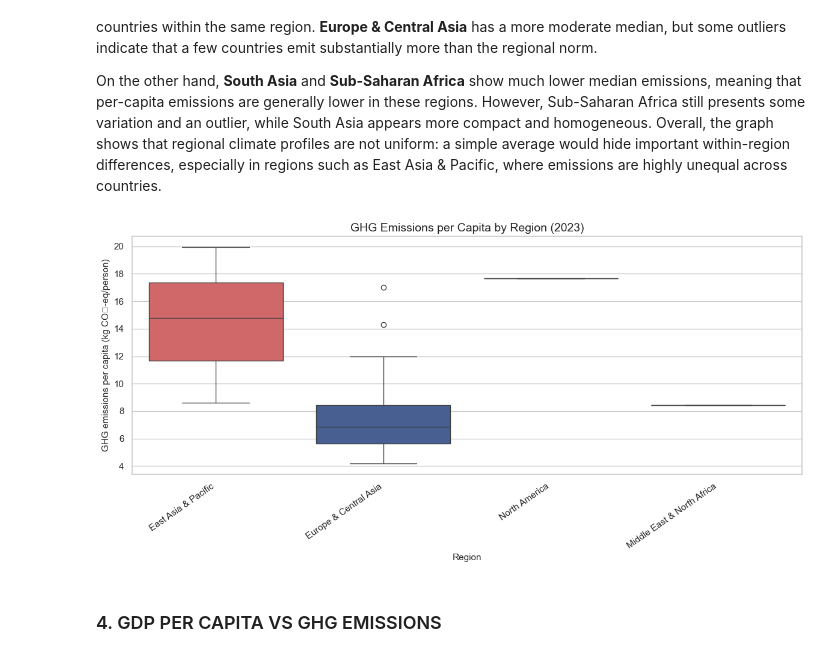
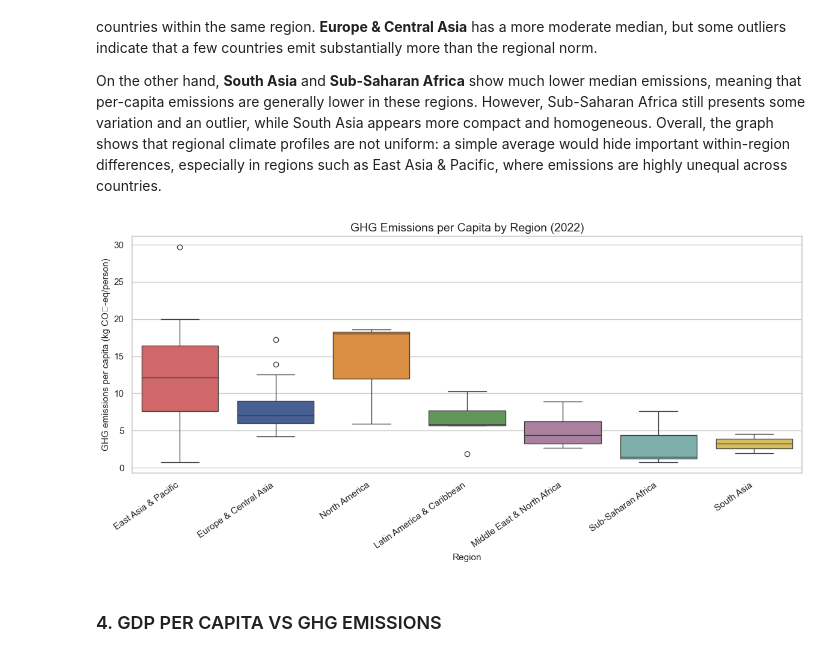
Before and after one commit to mtorella/Data-Visualization-2026, a Jupyter notebook: preprocessing 2.ipynb, the cells around one changed output. Cells and saved outputs as stored; diff of their text form; code cells hidden in the pictures.

Commit message:
update one of the plots of EDA

```diff
--- a/preprocessing 2.ipynb
+++ b/preprocessing 2.ipynb
@@ -778,24 +776,25 @@ This boxplot shows that GHG emissions per capita vary strongly across regions, b
 
 On the other hand, **South Asia** and **Sub-Saharan Africa** show much lower median emissions, meaning that per-capita emissions are generally lower in these regions. However, Sub-Saharan Africa still presents some variation and an outlier, while South Asia appears more compact and homogeneous. Overall, the graph shows that regional climate profiles are not uniform: a simple average would hide important within-region differences, especially in regions such as East Asia & Pacific, where emissions are highly unequal across countries.
 # %%
-latest_core_year = df_core["year"].max()
+#get year 2022 for boxplot of GHG per capita by region since 2023 has more missing values and may not be fully reported yet
+latest_core_year = 2022
 latest_core = df_core[df_core["year"] == latest_core_year].copy()
 plt.figure(figsize=(12, 6))
 sns.boxplot(
     data=latest_core,
     x="region",
     y="ghg_per_capita",
     palette=region_colors
 )
 
 plt.title(f"GHG Emissions per Capita by Region ({latest_core_year})")
 plt.xlabel("Region")
 plt.ylabel("GHG emissions per capita (kg CO₂-eq/person)")
 plt.xticks(rotation=35, ha="right")
 plt.tight_layout()
 plt.show()
 # %% [output]
-[figure, old version]
+[figure, new version]
 # %% [markdown]
 ### 4. GDP PER CAPITA VS GHG EMISSIONS
 # %% [markdown]
```
Also changed, not shown: parts of 3 cells of this notebook.
